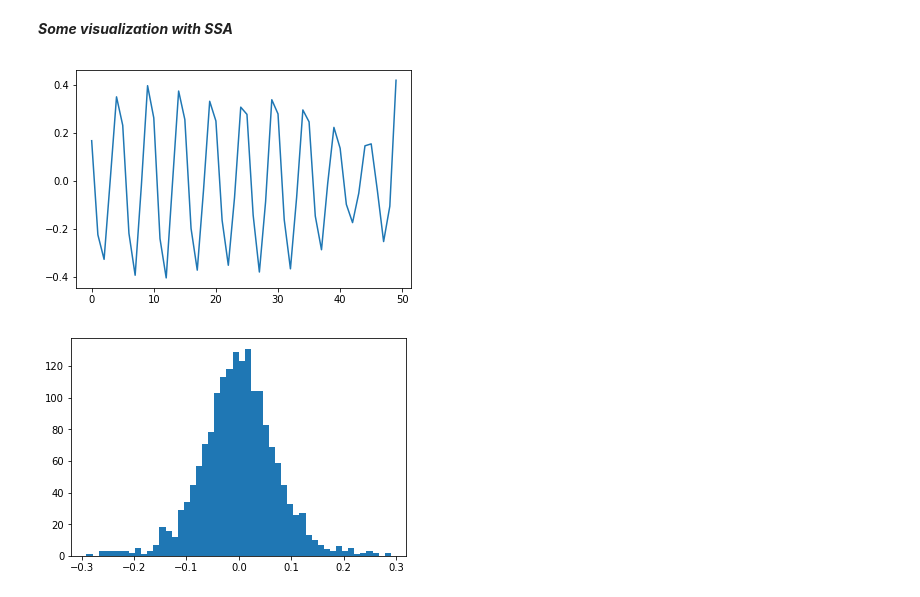
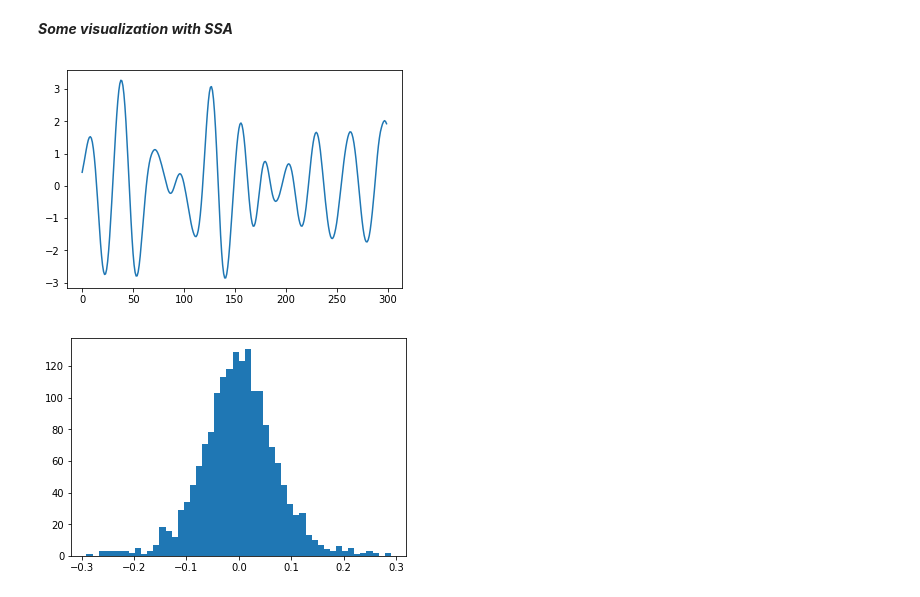
Before and after one commit to samsenko/stock-direction-prediction, a Jupyter notebook: Stock_Direction_Prediction.ipynb, the cells around one changed output. Drawn from its saved outputs; the diff is of its cells as text; code cells hidden in the pictures.

```diff
--- a/Stock_Direction_Prediction.ipynb
+++ b/Stock_Direction_Prediction.ipynb
@@ -310,9 +311,9 @@ ssa = SSA(window_size = 50)
 transformed = ssa.fit_transform(data[2].T[4].reshape((1, -1)))
 transformed = transformed[0]
 # %%
-plt.plot(transformed[20][-50:]);
+plt.plot(transformed[3][-300:]);
 # %% [output]
-[figure, old version]
+[figure, new version]
 # %%
 plt.hist(transformed[49], 50);
 # %% [output]
```
Also changed, not shown: parts of 7 cells of this notebook.
